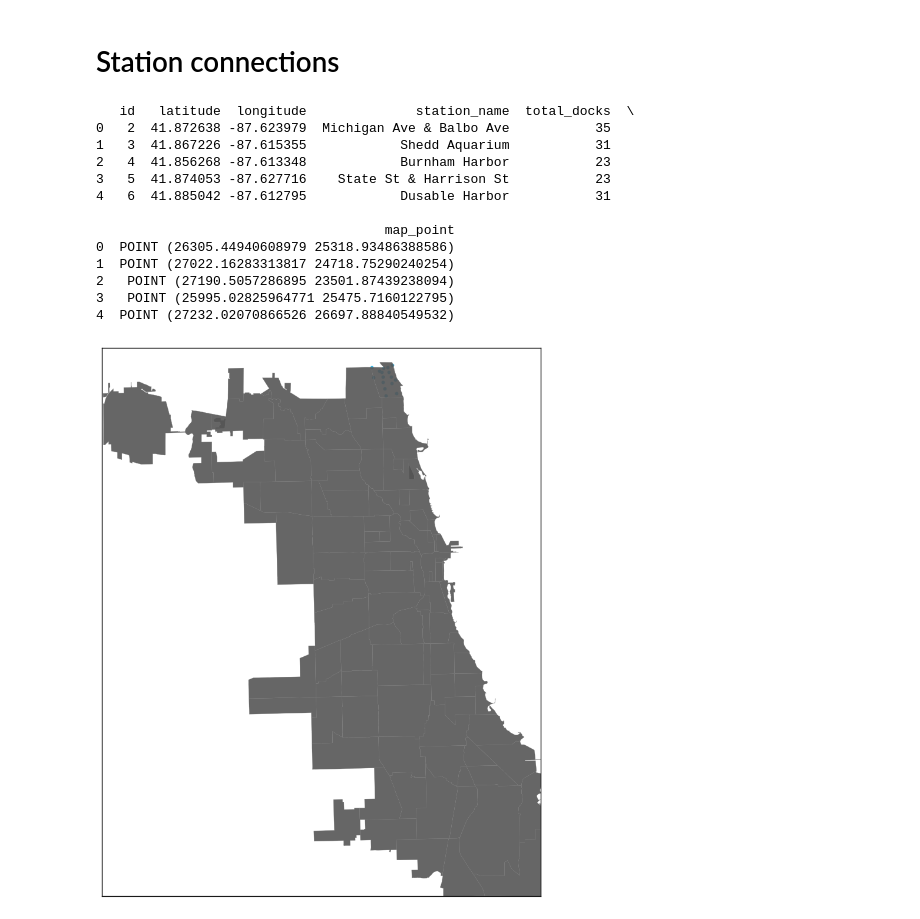
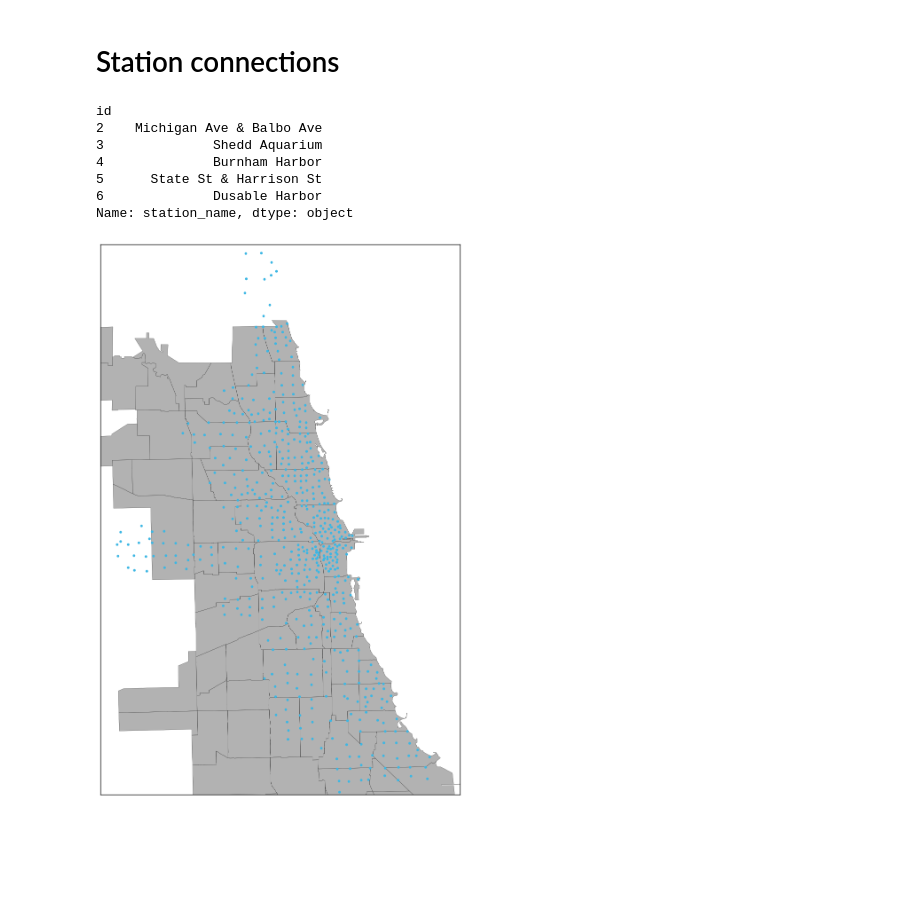
Before and after one commit to dashdotrobot/divvy-data, a Jupyter notebook: station_connections.ipynb, the cells around one changed output. Cells and saved outputs as stored; diff of their text form; code cells hidden in the pictures; blank space fills up the shorter version.

Commit message:
Draw stations on community area map

```diff
--- a/station_connections.ipynb
+++ b/station_connections.ipynb
@@ -17,17 +14,20 @@ import datetime
 # %%
 # Get bounding box for Chicago
-chi_hoods = fiona.open('chi_nhoods/chi_nhoods.shp')
-bbox = chi_hoods.bounds
-chi_hoods.close()
+sfname = 'chi_ca/chi_ca'
+
+s_lat = 41.735  # 87th street
+n_lat = 42.069  # Wilmette
+w_lon = -87.816  # Forest Park
+e_lon = -87.524  # State line
 
 map = Basemap(projection='tmerc', ellps='WGS84',
-              lon_0=0.5*(bbox[0] + bbox[2]),
-              lat_0=0.5*(bbox[1] + bbox[2]),
-              llcrnrlon=bbox[0], llcrnrlat=bbox[1],
-              urcrnrlon=bbox[2], urcrnrlat=bbox[3]+0.01,
+              lon_0=0.5*(w_lon + e_lon),
+              lat_0=0.5*(s_lat + n_lat),
+              llcrnrlon=w_lon, llcrnrlat=s_lat,
+              urcrnrlon=e_lon, urcrnrlat=n_lat,
               resolution='i', suppress_ticks=True)
 
-map.readshapefile('chi_nhoods/chi_nhoods', name='chicago',
+map.readshapefile(sfname, name='chicago',
                   drawbounds=False, color='none', zorder=2)
 pass
 # %%
@@ -36,44 +36,37 @@ stations = pd.read_csv('stations.csv')
 
 # Convert station lon,lat to mapped x,y
 stations['map_point'] = [Point(map(x, y)) for x, y in zip(stations['longitude'], stations['latitude'])]
+stations.set_index('id', inplace=True)
 
-print stations.head()
+print stations['station_name'].head()
 # %% [output]
-   id   latitude  longitude              station_name  total_docks  \
-0   2  41.872638 -87.623979  Michigan Ave & Balbo Ave           35
-1   3  41.867226 -87.615355            Shedd Aquarium           31
-2   4  41.856268 -87.613348            Burnham Harbor           23
-3   5  41.874053 -87.627716    State St & Harrison St           23
-4   6  41.885042 -87.612795            Dusable Harbor           31
-
-                                     map_point
-0  POINT (26305.44940608979 25318.93486388586)
-1  POINT (27022.16283313817 24718.75290240254)
-2   POINT (27190.5057286895 23501.87439238094)
-3   POINT (25995.02825964771 25475.7160122795)
-4  POINT (27232.02070866526 26697.88840549532)
+id
+2    Michigan Ave & Balbo Ave
+3              Shedd Aquarium
+4              Burnham Harbor
+5      State St & Harrison St
+6              Dusable Harbor
+Name: station_name, dtype: object
 # %%
 # Read neighborhoods shapefile
 hoods = pd.DataFrame({'poly': [Polygon(xy) for xy in map.chicago],
-                      'name': [n['pri_neigh'] for n in map.chicago_info]})
+                      'name': [n['community'] for n in map.chicago_info]})
 
 # Create a patch for each neighborhood
 hoods['patch'] = hoods['poly']\
-    .map(lambda x: PolygonPatch(x, fc='#555555',
-                                ec='#787878', lw=.25, alpha=.9,
-                                zorder=4))
-
-rp_poly = hoods[hoods.name == 'Rogers Park']['poly'].values[0]
+    .map(lambda x: PolygonPatch(x, fc='#AAAAAA',
+                                ec='#000000', lw=.25, alpha=.9,
+                                zorder=1))
 # %%
-fig = pp.figure(figsize=(12, 12))
+fig = pp.figure(figsize=(16, 16))
 ax = pp.axes()
 
-map.scatter([pt.x for pt in stations['map_point'] if rp_poly.contains(pt)],
-            [pt.y for pt in stations['map_point'] if rp_poly.contains(pt)],
-            s=10, facecolor='#3db7e4', edgecolor='#3db7e4')
+map.scatter([pt.x for pt in stations['map_point']],
+            [pt.y for pt in stations['map_point']],
+            s=10, facecolor='#3db7e4', edgecolor='#3db7e4', zorder=2)
 
 ax.add_collection(PatchCollection(hoods['patch'].values, match_original=True))
 
 pp.show()
 # %% [output]
-[figure, old version]
+[figure, new version]
```
Also changed, not shown: parts of 1 cell of this notebook.
